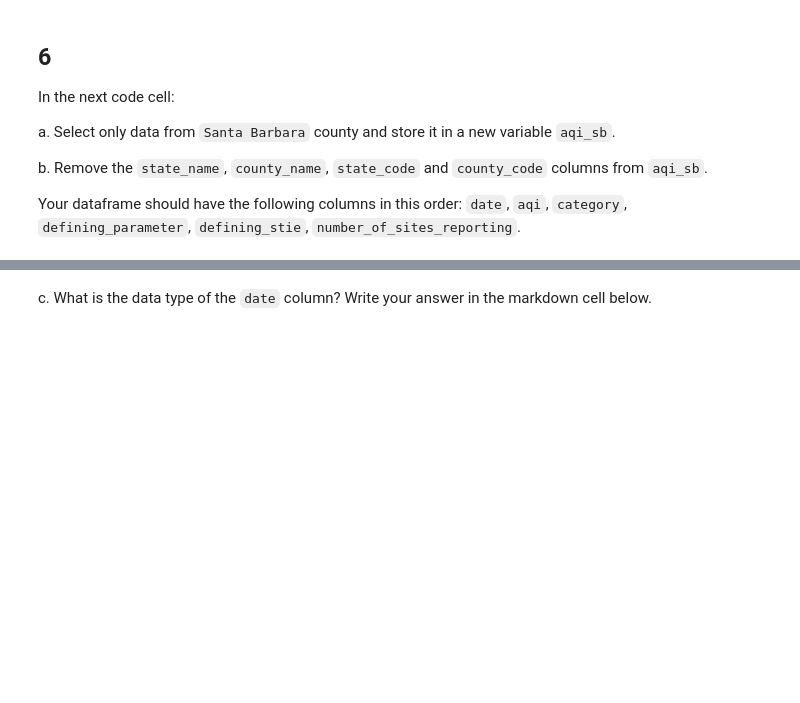
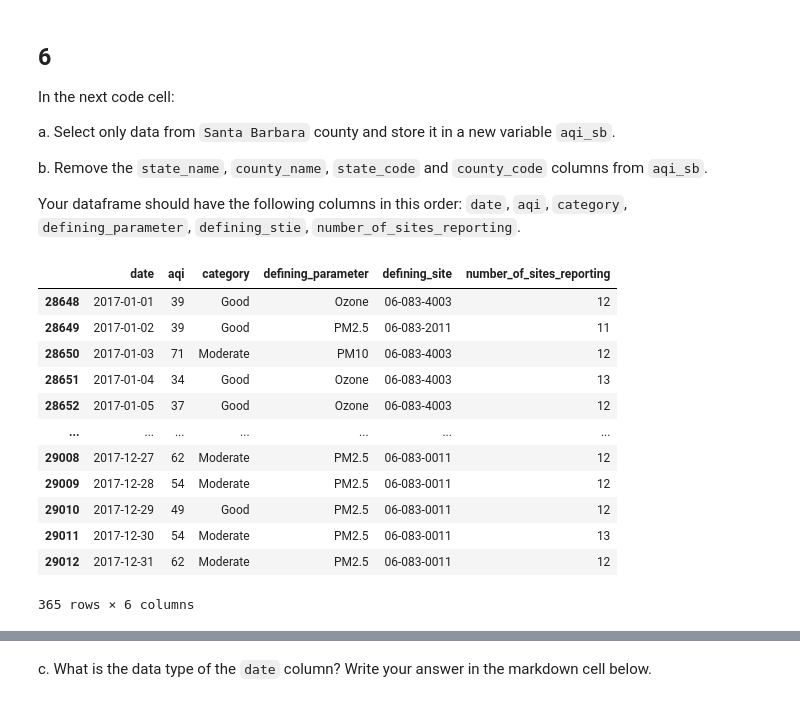
Before and after one commit to meganhessel/eds220-hwk2-Hessel, a Jupyter notebook: task3/hwk2-task3-aqi.ipynb, the cells around one changed output, grey strips where cells are left out. Saved outputs shown, nothing was run; the diff lists cells and outputs as text; code cells hidden in the pictures; blank space fills up the shorter version.

```diff
--- a/task3/hwk2-task3-aqi.ipynb
+++ b/task3/hwk2-task3-aqi.ipynb
@@ -112,3 +188,12 @@ Run the following code cell and use the next markdown cell to give a line by lin
+# %%
+# Actually changing the column names in the dataframe
+aqi_17.columns = (aqi_17.columns # Editing and accessing all columns names
+                  .str.lower() # Making all lowercase
+                  .str.replace(' ','_')) # Replacing spaces with "_"
+
+aqi_18.columns = (aqi_18.columns # Editing and accessing all columns names
+                  .str.lower() # Making all lowercase
+                  .str.replace(' ','_')) # Replacing spaces with "_"
 # %%
 # Initial column names: notice caps and spaces (difficult to work with!)
 print(aqi.columns, '\n')
@@ -137,2 +230,19 @@ aqi_sb
+# %%
+aqi_sb = aqi_17[aqi_17['county_name'] == "Santa Barbara"].drop(columns = ['state_name', 'county_name', 'state_code', 'county_code'])
+aqi_sb
+# %% [output]
+|  | date | aqi | category | defining_parameter | defining_site | number_of_sites_reporting |
+| 28648 | 2017-01-01 | 39 | Good | Ozone | 06-083-4003 | 12 |
+| 28649 | 2017-01-02 | 39 | Good | PM2.5 | 06-083-2011 | 11 |
+| 28650 | 2017-01-03 | 71 | Moderate | PM10 | 06-083-4003 | 12 |
+| 28651 | 2017-01-04 | 34 | Good | Ozone | 06-083-4003 | 13 |
+| 28652 | 2017-01-05 | 37 | Good | Ozone | 06-083-4003 | 12 |
+| ... | ... | ... | ... | ... | ... | ... |
+| 29008 | 2017-12-27 | 62 | Moderate | PM2.5 | 06-083-0011 | 12 |
+| 29009 | 2017-12-28 | 54 | Moderate | PM2.5 | 06-083-0011 | 12 |
+| 29010 | 2017-12-29 | 49 | Good | PM2.5 | 06-083-0011 | 12 |
+| 29011 | 2017-12-30 | 54 | Moderate | PM2.5 | 06-083-0011 | 13 |
+| 29012 | 2017-12-31 | 62 | Moderate | PM2.5 | 06-083-0011 | 12 |
+365 rows × 6 columns
 # %%
 grader.check("q6a")
```
Also changed, not shown: parts of 24 cells of this notebook.
